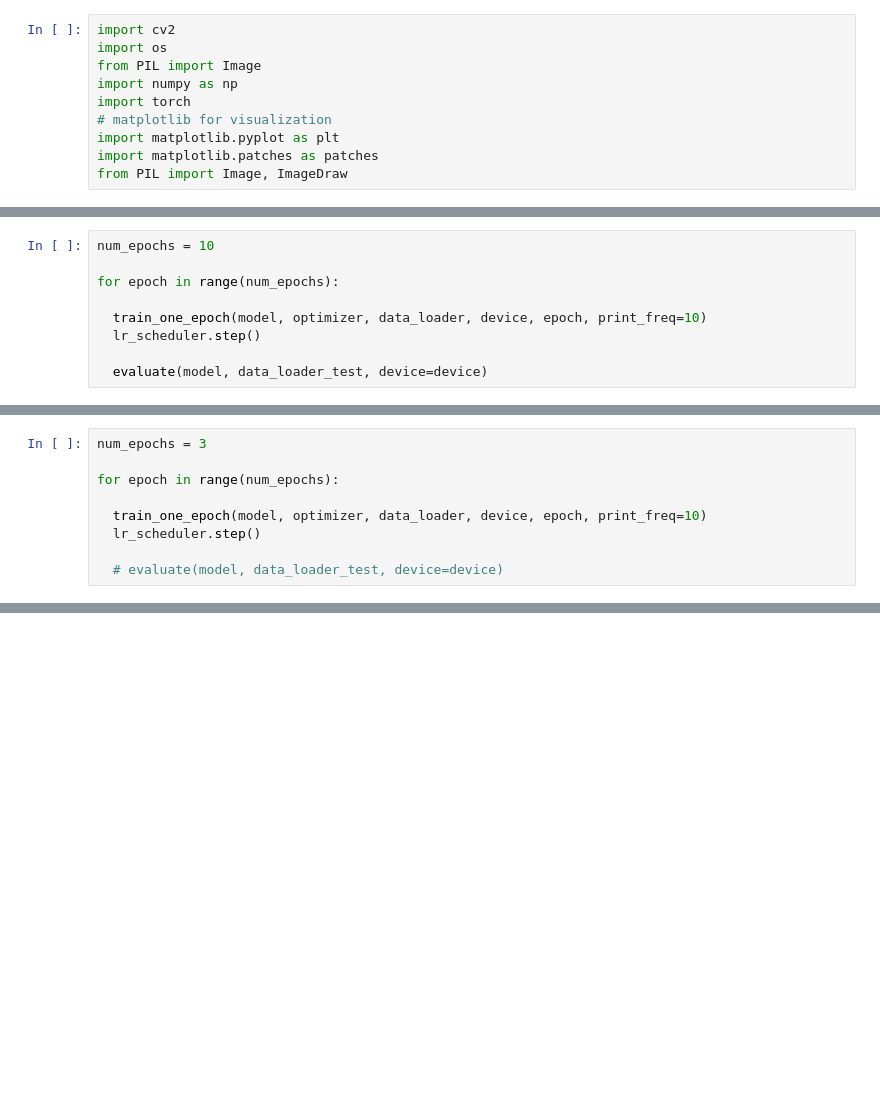
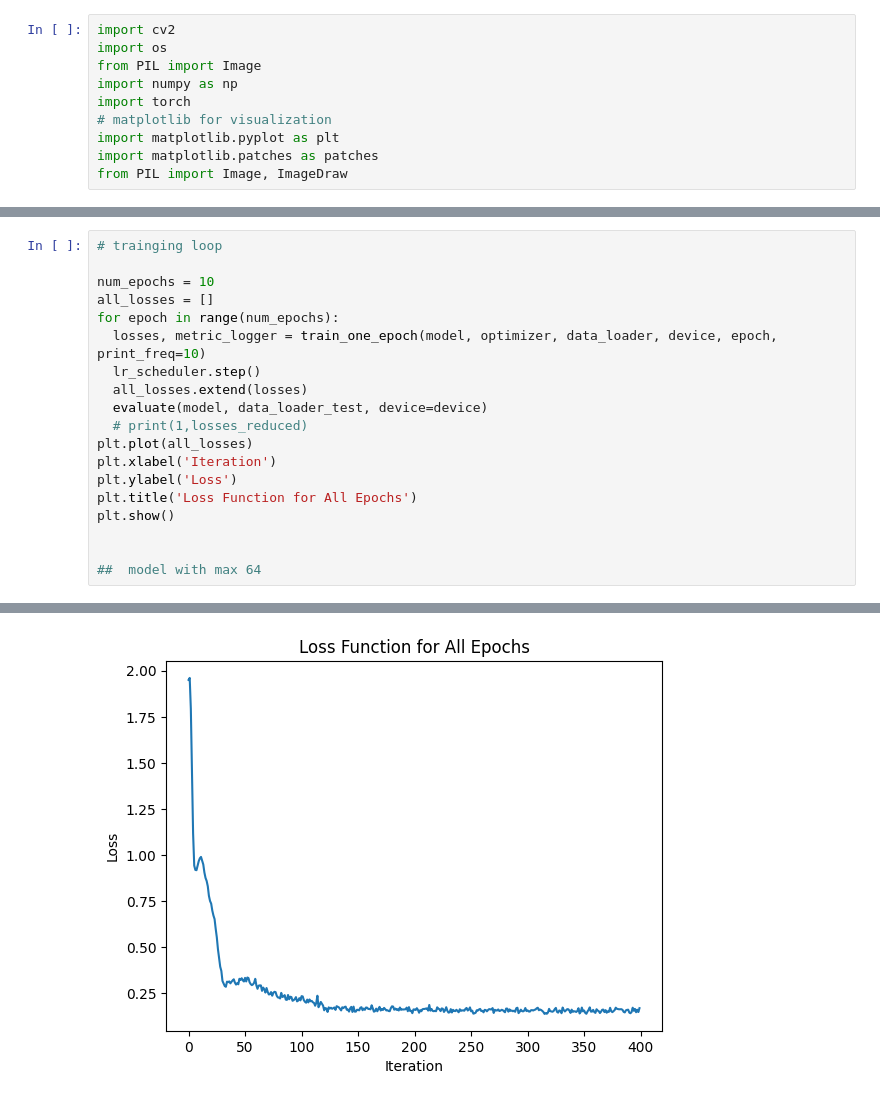
Before and after one commit to aemrhb/Mutiple_object_tracking_IPI, a Jupyter notebook: faster_Rcnnn_finetune.ipynb, the cells around one changed output, grey strips where cells are left out. Drawn from its saved outputs; the diff is of its cells as text; blank space fills up the shorter version.

```diff
--- a/faster_Rcnnn_finetune.ipynb
+++ b/faster_Rcnnn_finetune.ipynb
@@ -403,9 +81,0 @@ RuntimeError: ignored
-# %%
-num_epochs = 10
-
-for epoch in range(num_epochs):
-
-  train_one_epoch(model, optimizer, data_loader, device, epoch, print_freq=10)
-  lr_scheduler.step()
-
-  evaluate(model, data_loader_test, device=device)
@@ -430,9 +81,0 @@ Averaged stats: model_time: 0.7840 (0.8022)  evaluator_time: 0.0691 (0.0903)
-# %%
-num_epochs = 3
-
-for epoch in range(num_epochs):
-
-  train_one_epoch(model, optimizer, data_loader, device, epoch, print_freq=10)
-  lr_scheduler.step()
-
-  # evaluate(model, data_loader_test, device=device)
@@ -473,0 +600,20 @@ def torch_to_pil(img):
+# %%
+# trainging loop
+
+num_epochs = 10
+all_losses = []
+for epoch in range(num_epochs):
+  losses, metric_logger = train_one_epoch(model, optimizer, data_loader, device, epoch, print_freq=10)
+  lr_scheduler.step()
+  all_losses.extend(losses)
+  evaluate(model, data_loader_test, device=device)
+  # print(1,losses_reduced)
+plt.plot(all_losses)
+plt.xlabel('Iteration')
+plt.ylabel('Loss')
+plt.title('Loss Function for All Epochs')
+plt.show()
+
+
+##  model with max 64
+# %% [output]
@@ -473,0 +637 @@ def torch_to_pil(img):
+[figure, added]
```
Also changed, not shown: parts of 43 cells of this notebook.
